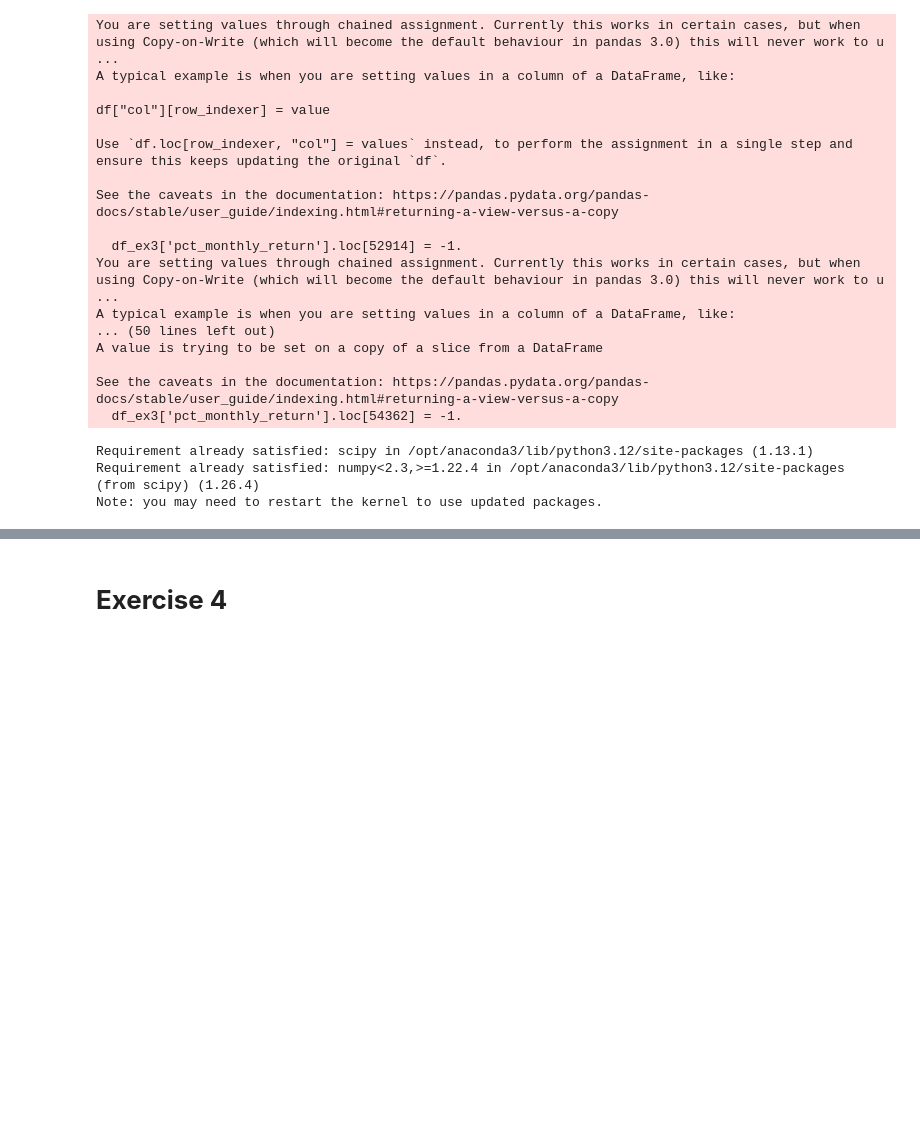
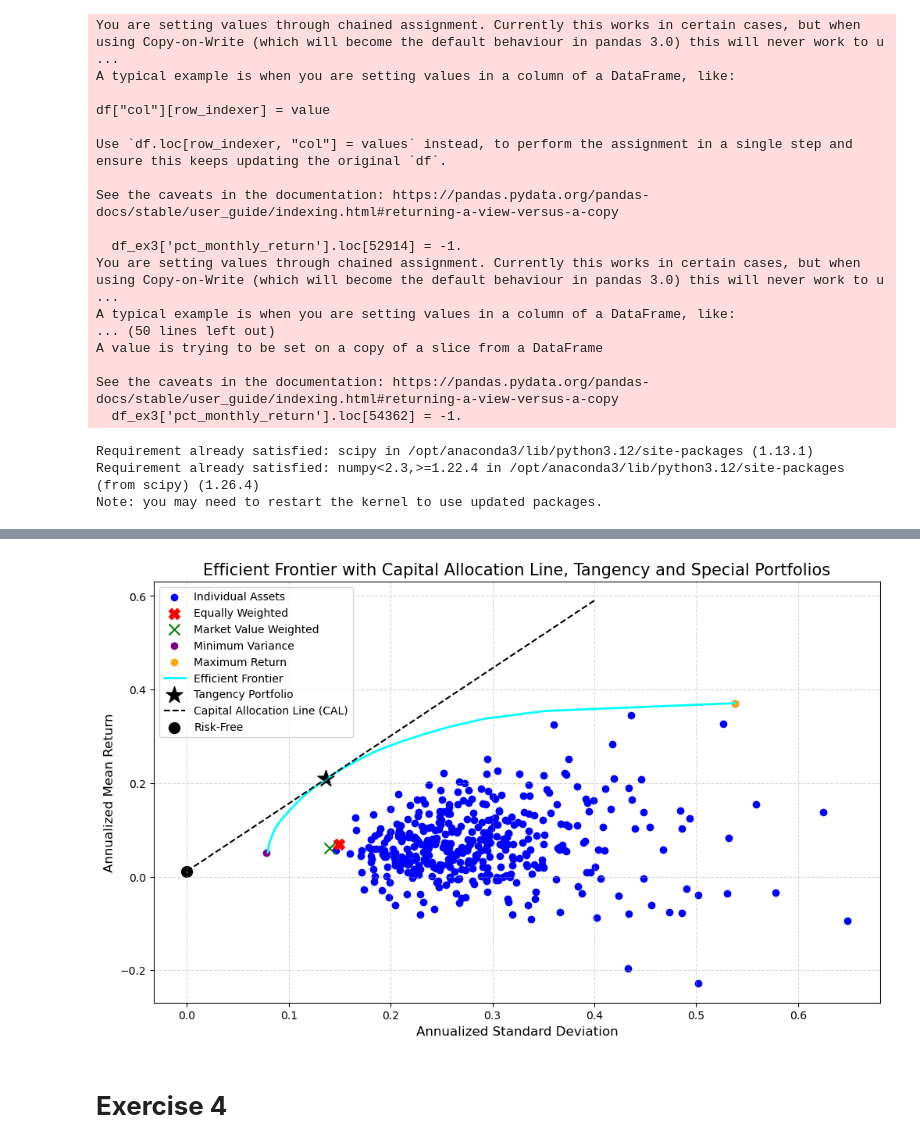
Before and after one commit to gr-oll/susFin, a Jupyter notebook: 01_Final3.ipynb, the cells around one changed output, grey strips where cells are left out. Saved outputs shown, nothing was run; the diff lists cells and outputs as text; code cells hidden in the pictures; blank space fills up the shorter version.

```diff
--- a/01_Final3.ipynb
+++ b/01_Final3.ipynb
@@ -484,7 +484,7 @@ maxr_ann_ret = np.sum(max_return_weights * df_ex3.groupby('Name')['pct_monthly_r
 maxr_ann_std = np.sqrt(np.dot(max_return_weights.T, np.dot(cov_matrix * 12, max_return_weights)))
 # %%
 # Compute the efficient frontier portofolios
-target_returns = np.linspace(minvar_ann_ret, maxr_ann_ret, 10)
+target_returns = np.linspace(minvar_ann_ret, maxr_ann_ret, 20)
 efficient_frontier = []
 for target in target_returns:
     constraints = ({'type': 'eq', 'fun': lambda x: np.sum(x) - 1},
@@ -618,3 +572,46 @@ plt.show()
+# %%
+
+# Final comprehensive plot
+plt.figure(figsize=(12, 7))
+
+# Individual assets
+plt.scatter(annualization['annualized_std'], annualization['annualized_mean'], color='blue', label='Individual Assets')
+
+# Equally Weighted Portfolio
+plt.scatter(ew_ann_std, ew_ann_ret, color='red', marker='X', s=100, label='Equally Weighted')
+
+# Market Value Weighted Portfolio
+plt.scatter(mw_ann_std, mw_ann_ret, color='green', marker='x', s=100, label='Market Value Weighted')
+
+# Min Variance Portfolio
+plt.scatter(minvar_ann_std, minvar_ann_ret, color='purple', label='Minimum Variance')
+
+# Max Return Portfolio
+plt.scatter(maxr_ann_std, maxr_ann_ret, color='orange', label='Maximum Return')
+
+# Efficient frontier
+plt.plot(target_ann_std, target_ann_ret, color='cyan', linewidth=2, label='Efficient Frontier')
+
+# Tangency Portfolio
+plt.scatter(tan_vol, tan_ret, marker='*', color='black', s=250, label='Tangency Portfolio')
+
+# Capital Allocation Line (CAL)
+sigma_range = np.linspace(0, 0.4, 100)
+cal_line = ann_rf + (tan_ret - ann_rf)/tan_vol * sigma_range
+plt.plot(sigma_range, cal_line, color='black', linestyle='--', label='Capital Allocation Line (CAL)')
+
+# Risk-Free asset
+plt.scatter(0, ann_rf, color='black', marker='o', s=100, label='Risk-Free')
+
+# Labels and title
+plt.xlabel('Annualized Standard Deviation', fontsize=12)
+plt.ylabel('Annualized Mean Return', fontsize=12)
+plt.title('Efficient Frontier with Capital Allocation Line, Tangency and Special Portfolios', fontsize=15)
+plt.legend()
+plt.grid(True, linestyle='--', alpha=0.5)
+plt.show()
+# %% [output]
+[figure, added]
 # %% [markdown]
 # **Exercise 4**
 # %%
```
Also changed, not shown: parts of 1 cell of this notebook.
